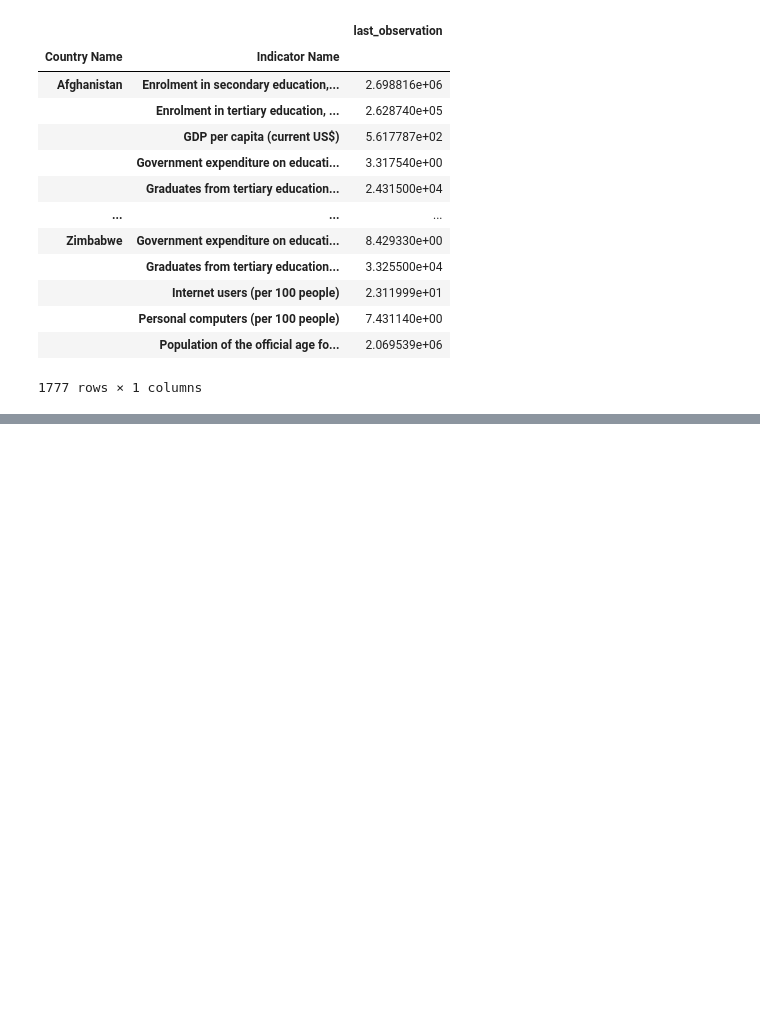
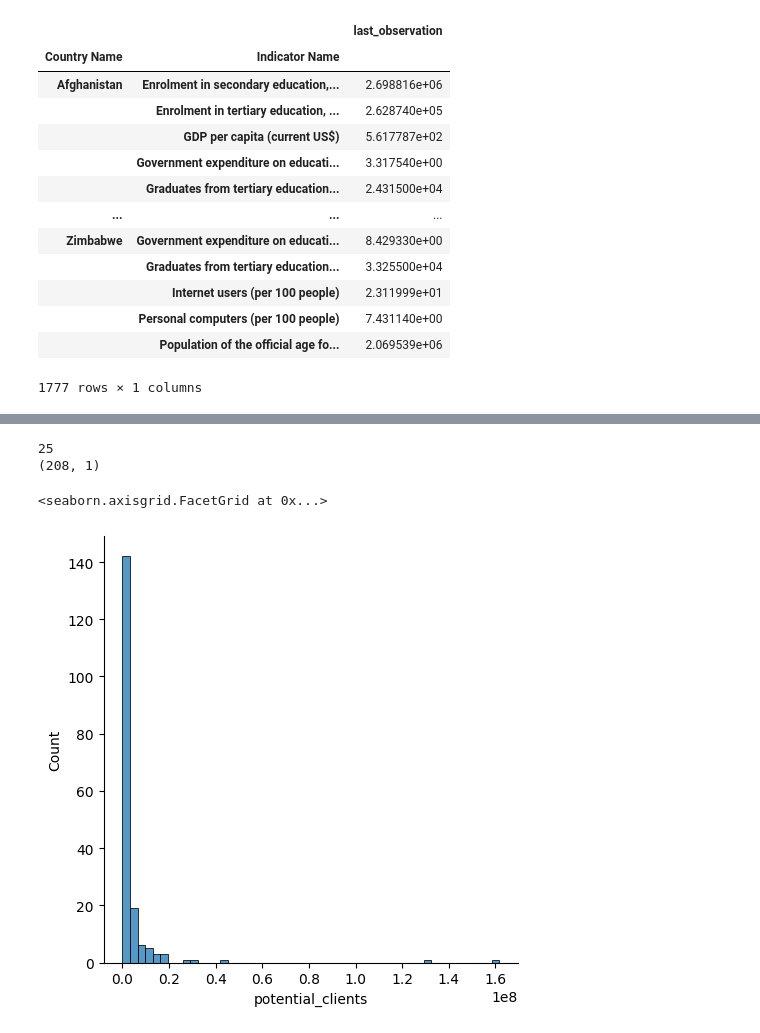
Before and after one commit to JulienfLeBoucher/OC_Edtech, a Jupyter notebook: LE-BOUCHER_Julien_1_notebook_122022.ipynb, the cells around one changed output, grey strips where cells are left out. Drawn from its saved outputs; the diff is of its cells as text; code cells hidden in the pictures; blank space fills up the shorter version.

```diff
--- a/LE-BOUCHER_Julien_1_notebook_122022.ipynb
+++ b/LE-BOUCHER_Julien_1_notebook_122022.ipynb
@@ -1504,0 +1569,17 @@ y_observation_per_country.tail()
+# %%
+# I want to sum secondary and tertiary enrolled students in a
+# 'potential_clients' variable.
+synth = pd.DataFrame(index=indicators_per_country.index)
+synth['potential_clients'] = (indicators_per_country['Enrolment in secondary education, both sexes (number)']
+                              + indicators_per_country['Enrolment in tertiary education, all programmes, both sexes (number)'])
+# %%
+print(synth.potential_clients.isnull().sum())
+print(synth.shape)
+# %% [output]
+25
+(208, 1)
+# %%
+sns.displot(data=synth, x='potential_clients', bins=50)
+# %% [output]
+<seaborn.axisgrid.FacetGrid at 0x...>
+[figure, added]
```
Also changed, not shown: parts of 71 cells of this notebook, 1 other file.
